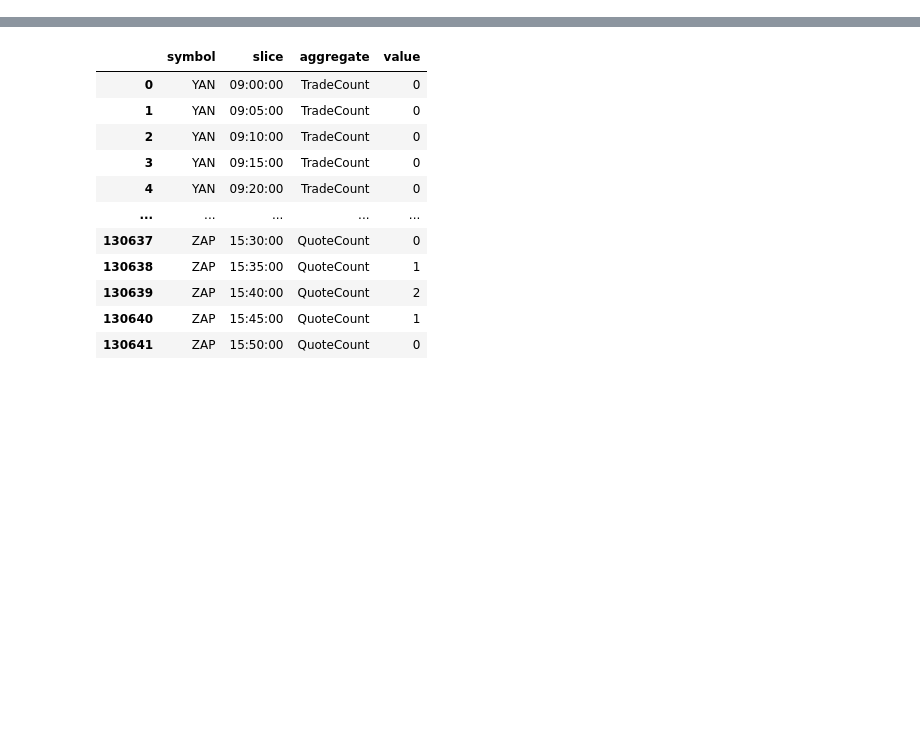
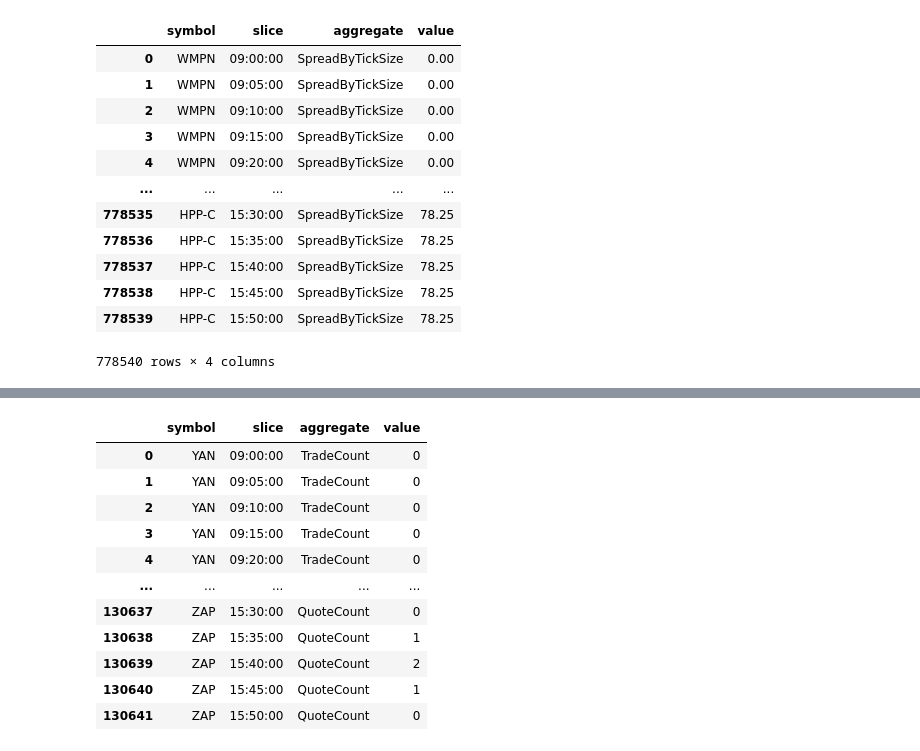
Before and after one commit to mateuszkapka/marketdata, a Jupyter notebook: python/MarketData.ipynb, the cells around one changed output, grey strips where cells are left out. Cells and saved outputs as stored; diff of their text form; code cells hidden in the pictures; blank space fills up the shorter version.

```diff
--- a/python/MarketData.ipynb
+++ b/python/MarketData.ipynb
@@ -109,0 +122,17 @@ aggs_nasdaq.query("slice == @eod_slice and value != 0.0")
+# %%
+aggs_nasdaq = pd.read_parquet('aggs_nasdaq', engine='pyarrow')
+aggs_nasdaq
+# %% [output]
+|  | symbol | slice | aggregate | value |
+| 0 | WMPN | 09:00:00 | SpreadByTickSize | 0.00 |
+| 1 | WMPN | 09:05:00 | SpreadByTickSize | 0.00 |
+| 2 | WMPN | 09:10:00 | SpreadByTickSize | 0.00 |
+| 3 | WMPN | 09:15:00 | SpreadByTickSize | 0.00 |
+| 4 | WMPN | 09:20:00 | SpreadByTickSize | 0.00 |
+| ... | ... | ... | ... | ... |
+| 778535 | HPP-C | 15:30:00 | SpreadByTickSize | 78.25 |
+| 778536 | HPP-C | 15:35:00 | SpreadByTickSize | 78.25 |
+| 778537 | HPP-C | 15:40:00 | SpreadByTickSize | 78.25 |
+| 778538 | HPP-C | 15:45:00 | SpreadByTickSize | 78.25 |
+| 778539 | HPP-C | 15:50:00 | SpreadByTickSize | 78.25 |
+778540 rows × 4 columns
```
Also changed, not shown: parts of 14 cells of this notebook, 4 other files.
